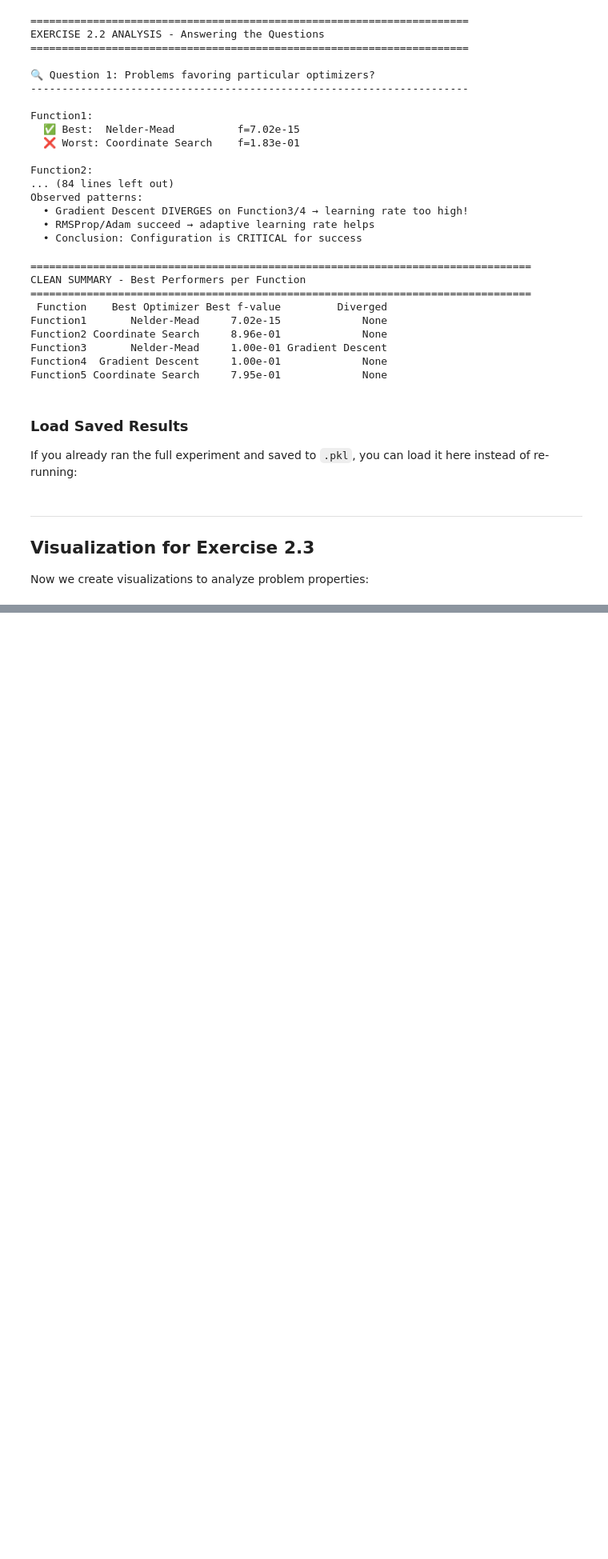
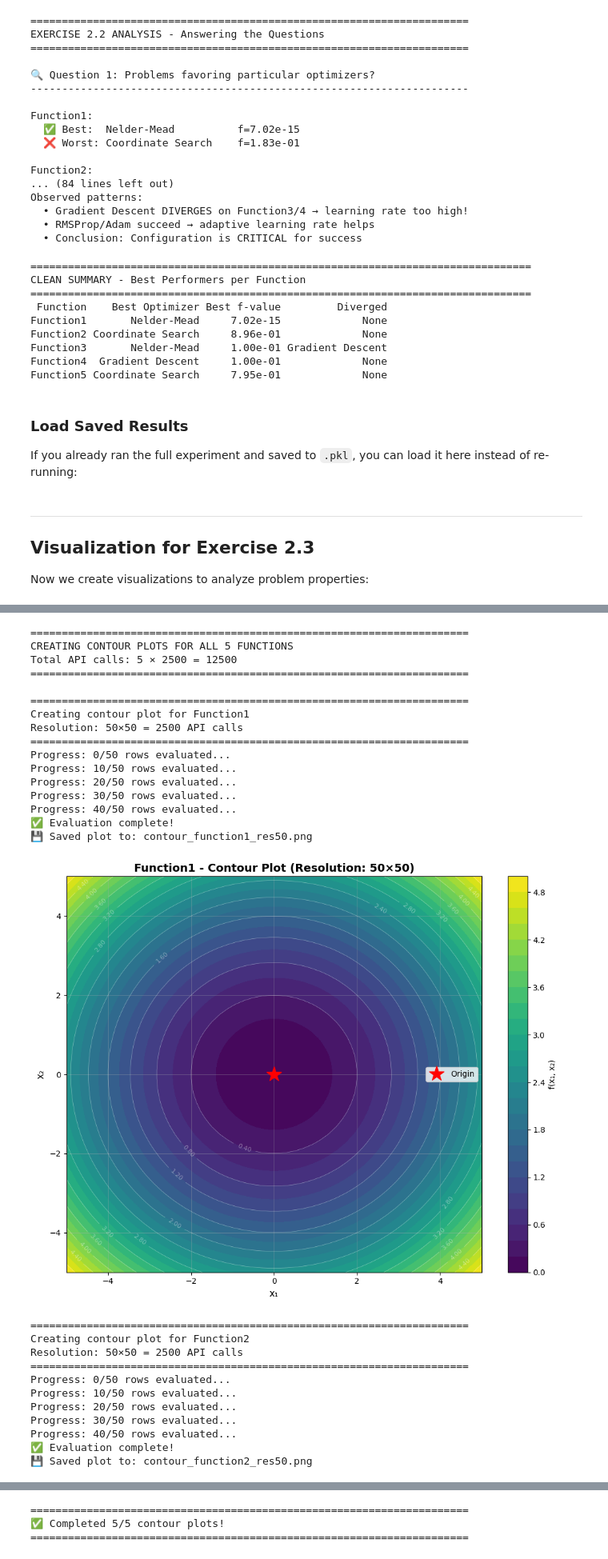
Before and after one commit to yungweng/ODM-TASK-2, a Jupyter notebook: Call BBWS.ipynb, the cells around one changed output, grey strips where cells are left out. Shown at 80% size. Cells and saved outputs as stored; diff of their text form; code cells hidden in the pictures; blank space fills up the shorter version.

```diff
--- a/Call BBWS.ipynb
+++ b/Call BBWS.ipynb
@@ -1358,0 +1472,40 @@ Function5: Hooke & Jeeves       (f = 0.637836)
+# %%
+# Generate contour plots for all 5 functions
+# Resolution 50 = 2500 API calls per function × 5 functions = 12,500 total API calls
+# This will take a while!
+
+contour_results = create_all_contour_plots(
+    bb=bb,
+    functions=functions,
+    resolution=50,
+    save_plots=True
+)
+# %% [output]
+======================================================================
+CREATING CONTOUR PLOTS FOR ALL 5 FUNCTIONS
+Total API calls: 5 × 2500 = 12500
+======================================================================
+
+======================================================================
+Creating contour plot for Function1
+Resolution: 50×50 = 2500 API calls
+======================================================================
+Progress: 0/50 rows evaluated...
+Progress: 10/50 rows evaluated...
+Progress: 20/50 rows evaluated...
+Progress: 30/50 rows evaluated...
+Progress: 40/50 rows evaluated...
+✅ Evaluation complete!
+💾 Saved plot to: contour_function1_res50.png
+[figure, added]
+======================================================================
+Creating contour plot for Function2
+Resolution: 50×50 = 2500 API calls
+======================================================================
+Progress: 0/50 rows evaluated...
+Progress: 10/50 rows evaluated...
+Progress: 20/50 rows evaluated...
+Progress: 30/50 rows evaluated...
+Progress: 40/50 rows evaluated...
+✅ Evaluation complete!
+💾 Saved plot to: contour_function2_res50.png
@@ -1358,0 +1549,3 @@ Function5: Hooke & Jeeves       (f = 0.637836)
+======================================================================
+✅ Completed 5/5 contour plots!
+======================================================================
```
Also changed, not shown: parts of 4 cells of this notebook, 6 other files.
